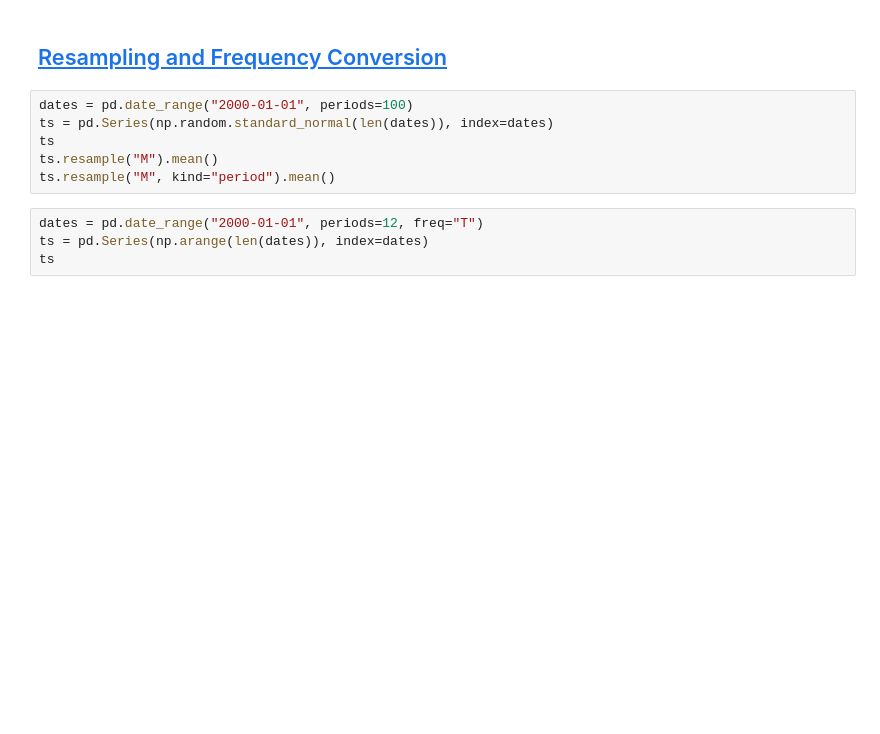
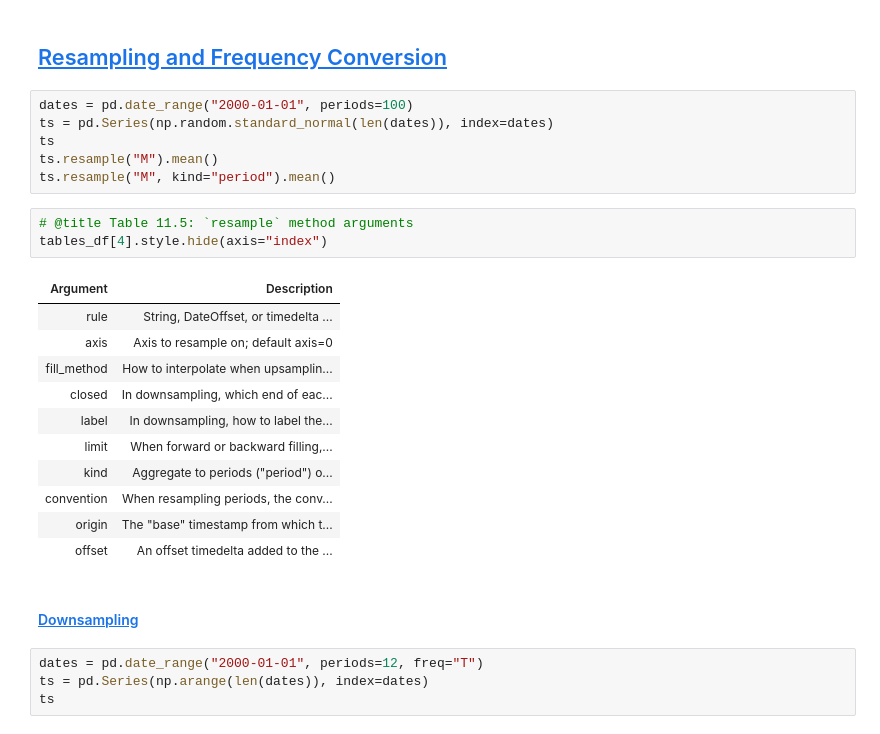
Before and after one commit to rwcitek/pydata-book, a Jupyter notebook: ch11.ipynb, the cells around one changed output. Saved outputs shown, nothing was run; the diff lists cells and outputs as text; blank space fills up the shorter version.

```diff
--- a/ch11.ipynb
+++ b/ch11.ipynb
@@ -342,6 +409,23 @@ ts = pd.Series(np.random.standard_normal(len(dates)), index=dates)
 ts
 ts.resample("M").mean()
 ts.resample("M", kind="period").mean()
+# %%
+# @title Table 11.5: `resample` method arguments
+tables_df[4].style.hide(axis="index")
+# %% [output]
+| Argument | Description |
+| rule | String, DateOffset, or timedelta ... |
+| axis | Axis to resample on; default axis=0 |
+| fill_method | How to interpolate when upsamplin... |
+| closed | In downsampling, which end of eac... |
+| label | In downsampling, how to label the... |
+| limit | When forward or backward filling,... |
+| kind | Aggregate to periods ("period") o... |
+| convention | When resampling periods, the conv... |
+| origin | The "base" timestamp from which t... |
+| offset | An offset timedelta added to the ... |
+# %% [markdown]
+#### [Downsampling]( https://wesmckinney.com/book/time-series#tseries_resample_hi_to_low )
 # %%
 dates = pd.date_range("2000-01-01", periods=12, freq="T")
 ts = pd.Series(np.arange(len(dates)), index=dates)
```
Also changed, not shown: parts of 5 cells of this notebook.
